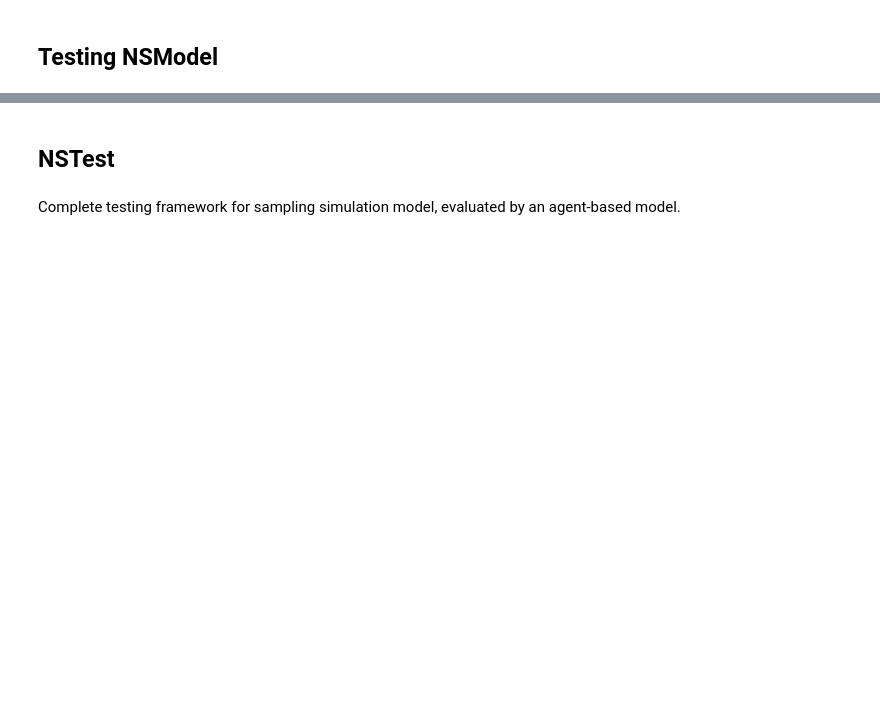
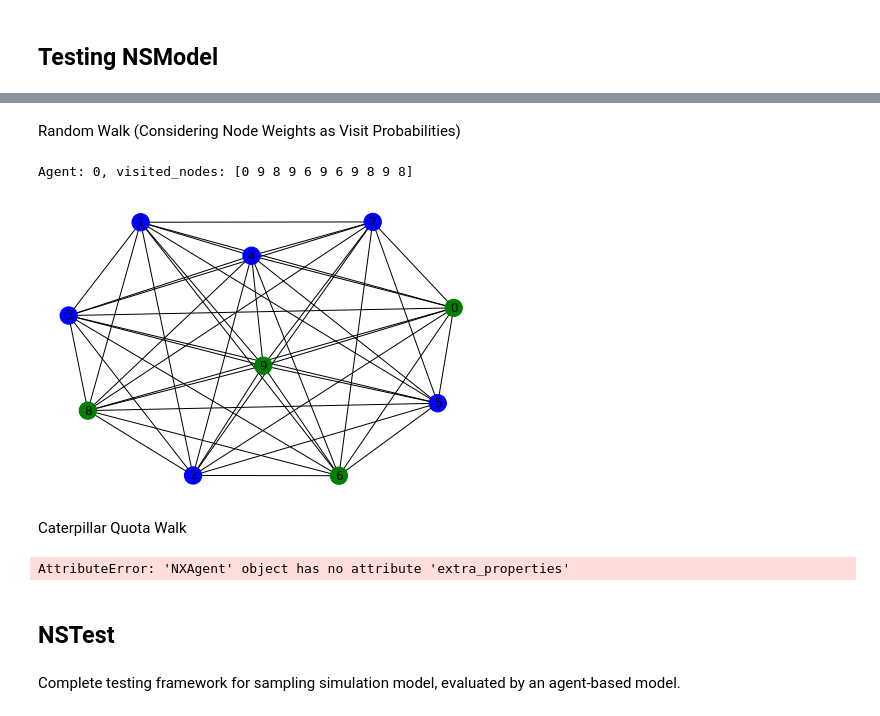
Before and after one commit to Fennec2000GH/Caterpillar-Quota-Walk-Sampling, a Jupyter notebook: src/Week 6/Network Sampling Methods Using ABM.ipynb, the cells around one changed output, grey strips where cells are left out. Cells and saved outputs as stored; diff of their text form; code cells hidden in the pictures; blank space fills up the shorter version.

```diff
--- a/src/Week 6/Network Sampling Methods Using ABM.ipynb
+++ b/src/Week 6/Network Sampling Methods Using ABM.ipynb
@@ -396,3 +454,60 @@ TypeError: cannot unpack non-iterable numpy.int64 object
+# %% [markdown]
+Random Walk (Considering Node Weights as Visit Probabilities)
+# %%
+
+import math
+import networkx as nx
+
+network = nx.complete_graph(n=10)
+for n in network:
+    """Setting node weights exponentially proportional to id"""
+    network.nodes[n]['weight'] = math.pow(2, n) * float(n)
+
+nsmethod = NSMethod(func=random_walk_weighted, params={'agent': None})
+nsmodel = NSModel(method=nsmethod, network=network, num_agents=1, start_node=0)
+nsmodel.step(num_steps=10)
+for agent in nsmodel.agents:
+    """Prints out journey of each agent"""
+    print(f'Agent: {agent.unique_id}, visited_nodes: {agent.visited_nodes}')
+
+node_color = np.array([])
+for n in network:
+    """Coloring each visited node green"""
+    node_color = np.append(arr=node_color, values='green' if n in agent.visited_nodes else 'blue')
+
+nx.draw_spring(G=network, node_color=node_color, with_labels=True)
+plt.show()
+# %% [output]
+Agent: 0, visited_nodes: [0 9 8 9 6 9 6 9 8 9 8]
+[figure, added]
+# %% [markdown]
+Caterpillar Quota Walk
+# %%
+
+import math
+import networkx as nx
+
+network = nx.complete_graph(n=10)
+for n in network:
+    """Setting node weights exponentially proportional to id"""
+    network.nodes[n]['weight'] = math.pow(2, n) * float(n)
+
+nsmethod = NSMethod(func=caterpillar_quota_walk, params={'agent': None, 'Q1': 0.5, 'Q2': 0.9})
+nsmodel = NSModel(method=nsmethod, network=network, num_agents=1, start_node=0)
+nsmodel.step(num_steps=10)
+for agent in nsmodel.agents:
+    """Prints out journey of each agent"""
+    print(f'Agent: {agent.unique_id}, visited_nodes: {agent.visited_nodes}')
+
+node_color = np.array([])
+for n in network:
+    """Coloring each visited node green"""
+    node_color = np.append(arr=node_color, values='green' if n in agent.visited_nodes else 'blue')
+
+nx.draw_spring(G=network, node_color=node_color, with_labels=True)
+plt.show()
+# %% [output]
+AttributeError: 'NXAgent' object has no attribute 'extra_properties'
 # %% [markdown]
 ## NSTest
 # %% [markdown]
```
Also changed, not shown: parts of 7 cells of this notebook.
